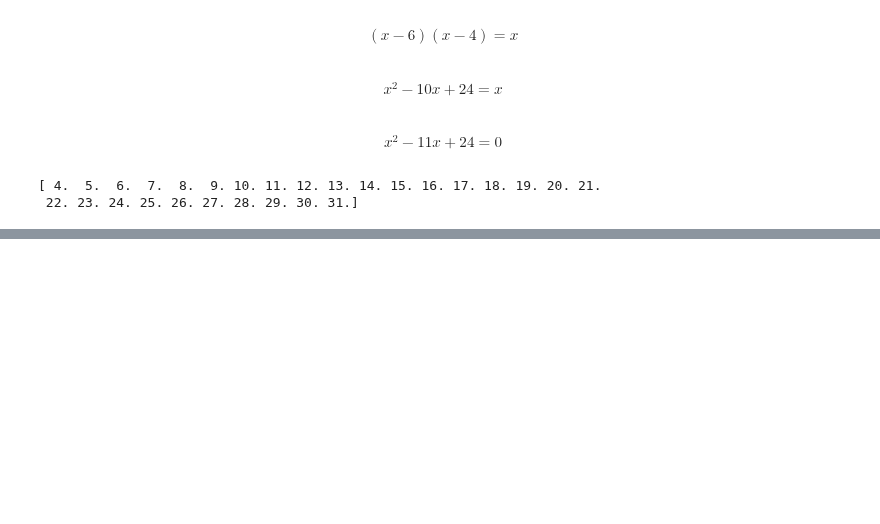
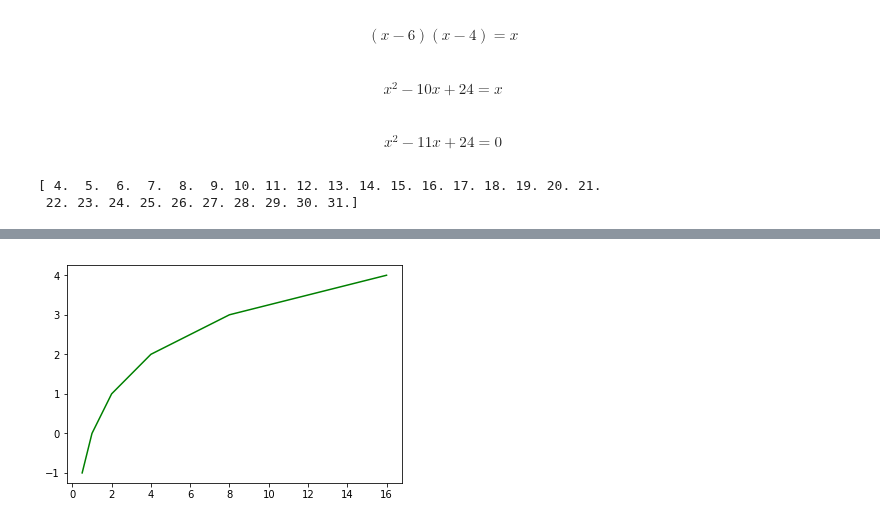
Before and after one commit to TheChanRProject/SannaAnnaTutoring, a Jupyter notebook: math/sana/algebra/notebooks/logarithmsTest.ipynb, the cells around one changed output, grey strips where cells are left out. Drawn from its saved outputs; the diff is of its cells as text; code cells hidden in the pictures; blank space fills up the shorter version.

```diff
--- a/math/sana/algebra/notebooks/logarithmsTest.ipynb
+++ b/math/sana/algebra/notebooks/logarithmsTest.ipynb
@@ -68,0 +102,11 @@ print(xVals)
+# %%
+def binaryLog(x):
+    return np.log2(x)
+
+newXVals = np.array([0.5,1,2,4,8,16])
+binaryXVals = binaryLog(newXVals)
+
+plt.plot(newXVals, binaryXVals, 'g')
+plt.show()
+# %% [output]
+[figure, added]
```
Also changed, not shown: parts of 8 cells of this notebook.
